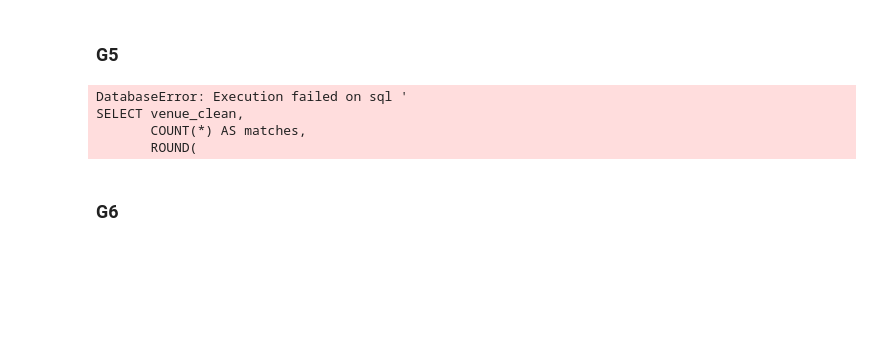
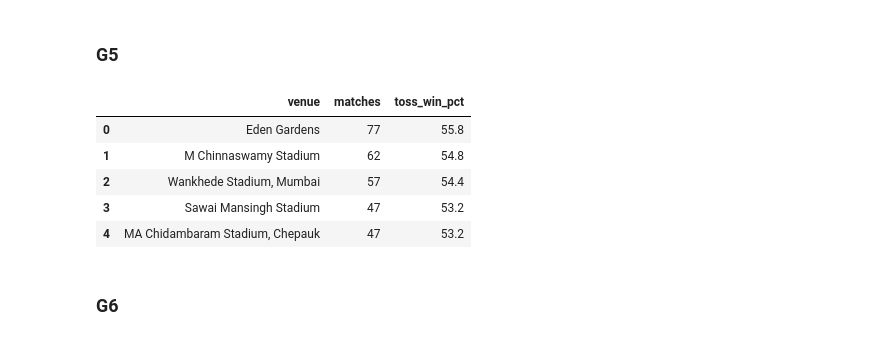
Before and after one commit to muhammednajif/ipl-cricket-analytics, a Jupyter notebook: notebooks/03_analysis.ipynb, the cells around one changed output. Cells and saved outputs as stored; diff of their text form; code cells hidden in the pictures; blank space fills up the shorter version.

```diff
--- a/notebooks/03_analysis.ipynb
+++ b/notebooks/03_analysis.ipynb
@@ -1395,25 +1395,27 @@ LIMIT 4;
 ### G5
 # %%
 q("""
-SELECT venue_clean,
+SELECT venue,
        COUNT(*) AS matches,
        ROUND(
            100.0 * SUM(CASE WHEN toss_winner = match_winner THEN 1 ELSE 0 END)
            / COUNT(*),
            1
        ) AS toss_win_pct
 FROM matches_clean
 WHERE result = 'win'
-GROUP BY venue_clean
+GROUP BY venue
 HAVING matches >= 30
 ORDER BY toss_win_pct DESC
 LIMIT 5;
 """)
 # %% [output]
-DatabaseError: Execution failed on sql '
-SELECT venue_clean,
-       COUNT(*) AS matches,
-       ROUND(
+|  | venue | matches | toss_win_pct |
+| 0 | Eden Gardens | 77 | 55.8 |
+| 1 | M Chinnaswamy Stadium | 62 | 54.8 |
+| 2 | Wankhede Stadium, Mumbai | 57 | 54.4 |
+| 3 | Sawai Mansingh Stadium | 47 | 53.2 |
+| 4 | MA Chidambaram Stadium, Chepauk | 47 | 53.2 |
 # %% [markdown]
 ### G6
 # %%
```
Also changed, not shown: parts of 64 cells of this notebook, 2 other files.
